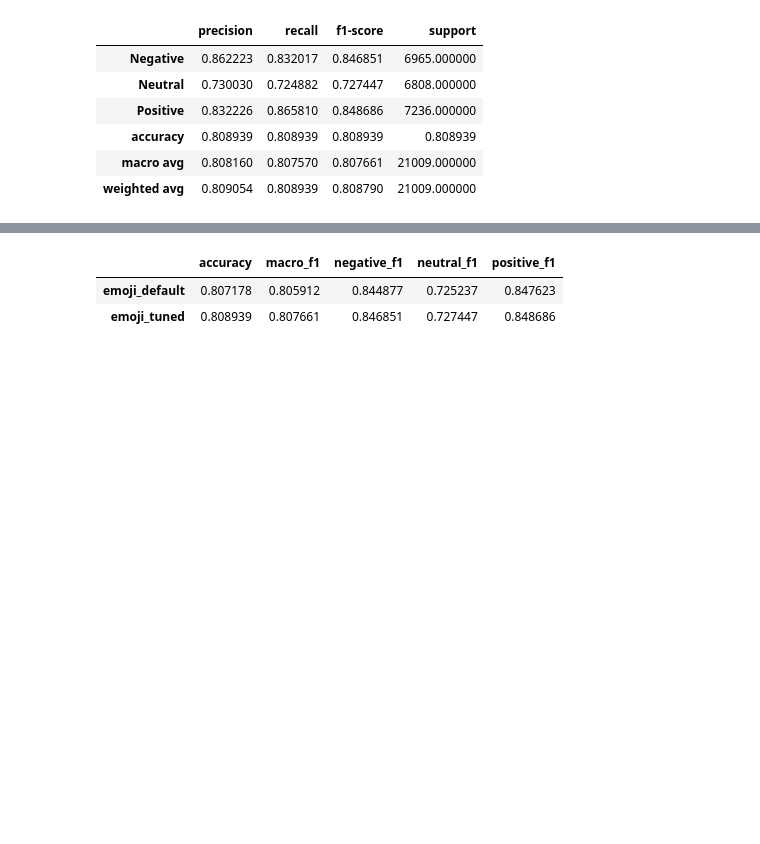
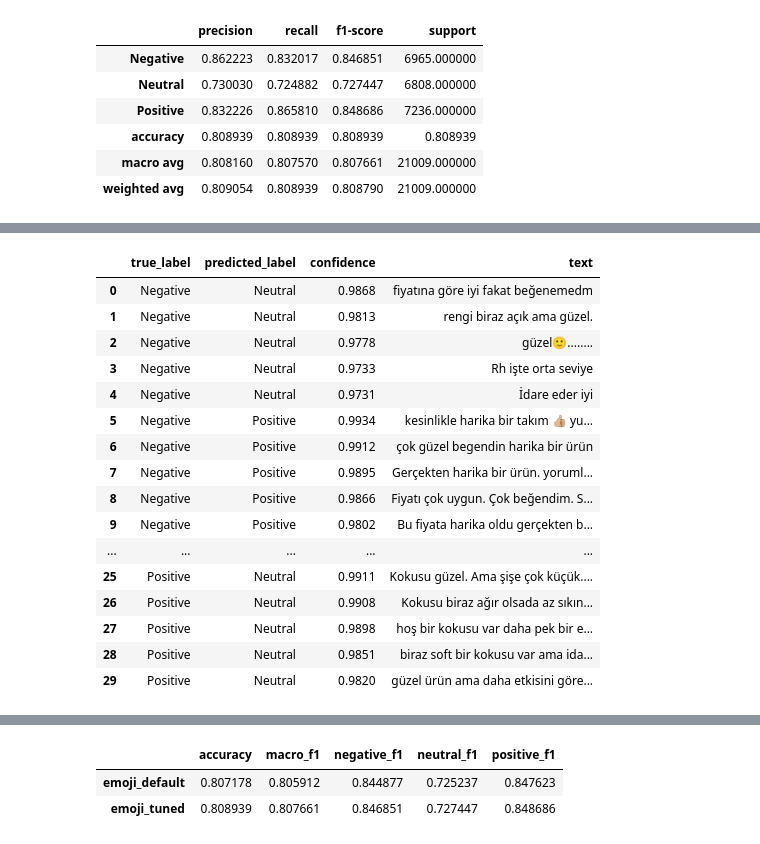
Before and after one commit to barisakk00/tfidf-turkish-analysis, a Jupyter notebook: notebooks/turkish_sentiment_analysis.ipynb, the cells around one changed output, grey strips where cells are left out. Drawn from its saved outputs; the diff is of its cells as text; code cells hidden in the pictures; blank space fills up the shorter version.

```diff
--- a/notebooks/turkish_sentiment_analysis.ipynb
+++ b/notebooks/turkish_sentiment_analysis.ipynb
@@ -537,0 +591,27 @@ pd.DataFrame(tuned_validation_report).transpose()
+# %%
+validation_error_examples = (
+    validation_error_df.loc[validation_error_df["is_error"]]
+    .sort_values(["true_label", "predicted_label", "confidence"], ascending=[True, True, False])
+    .groupby(["true_label", "predicted_label"], group_keys=False)
+    .head(5)
+    .reset_index(drop=True)
+)
+validation_error_examples[["true_label", "predicted_label", "confidence", "text"]]
+# %% [output]
+|  | true_label | predicted_label | confidence | text |
+| 0 | Negative | Neutral | 0.9868 | fiyatına göre iyi fakat beğenemedm |
+| 1 | Negative | Neutral | 0.9813 | rengi biraz açık ama güzel. |
+| 2 | Negative | Neutral | 0.9778 | güzel🙂........ |
+| 3 | Negative | Neutral | 0.9733 | Rh işte orta seviye |
+| 4 | Negative | Neutral | 0.9731 | İdare eder iyi |
+| 5 | Negative | Positive | 0.9934 | kesinlikle harika bir takım 👍🏼 yu... |
+| 6 | Negative | Positive | 0.9912 | çok güzel begendin harika bir ürün |
+| 7 | Negative | Positive | 0.9895 | Gerçekten harika bir ürün. yoruml... |
+| 8 | Negative | Positive | 0.9866 | Fiyatı çok uygun. Çok beğendim. S... |
+| 9 | Negative | Positive | 0.9802 | Bu fiyata harika oldu gerçekten b... |
+| ... | ... | ... | ... | ... |
+| 25 | Positive | Neutral | 0.9911 | Kokusu güzel. Ama şişe çok küçük.... |
+| 26 | Positive | Neutral | 0.9908 | Kokusu biraz ağır olsada az sıkın... |
+| 27 | Positive | Neutral | 0.9898 | hoş bir kokusu var daha pek bir e... |
+| 28 | Positive | Neutral | 0.9851 | biraz soft bir kokusu var ama ida... |
+| 29 | Positive | Neutral | 0.9820 | güzel ürün ama daha etkisini göre... |
```
Also changed, not shown: parts of 11 cells of this notebook, 4 other files.
